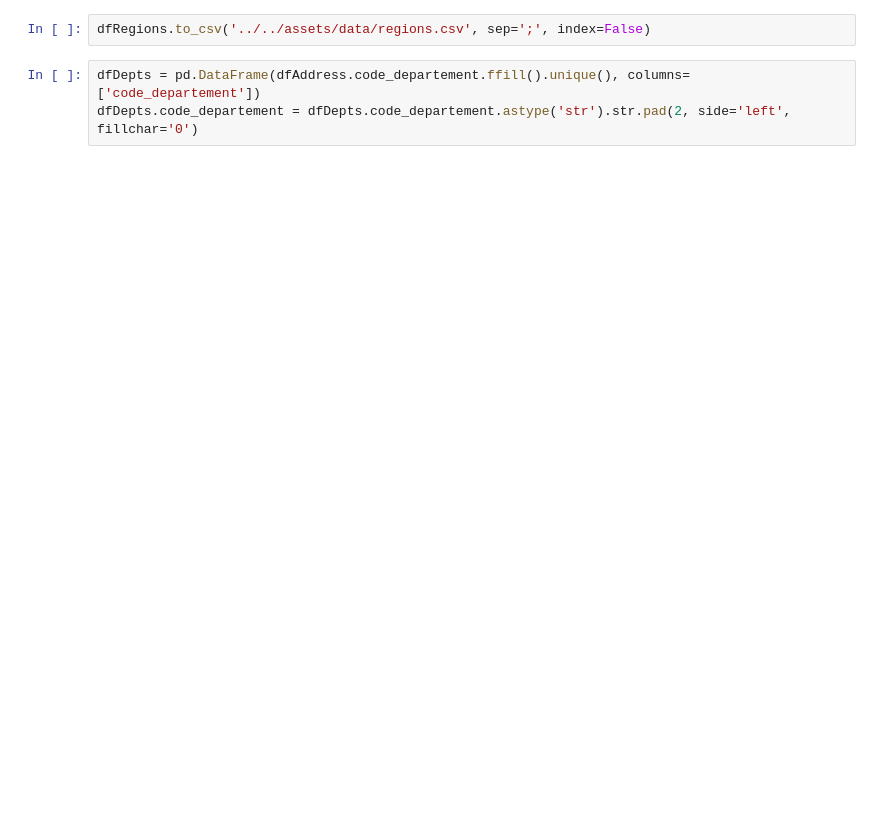
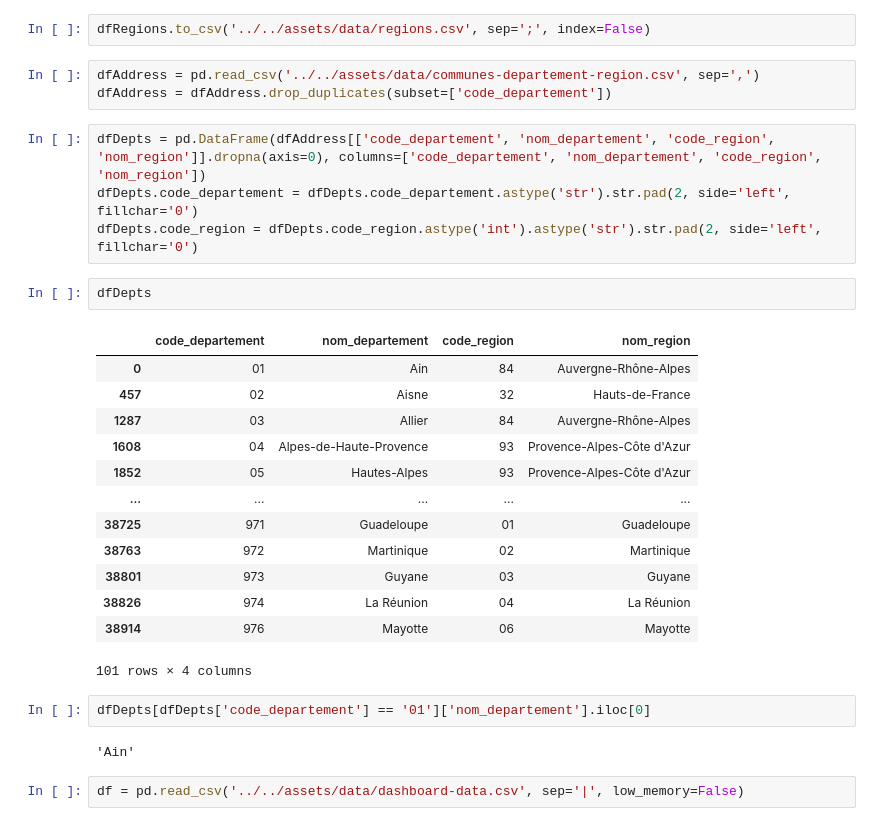
Before and after one commit to moiseberthe/land-valuation-france, a Jupyter notebook: dash/pages/home.ipynb, the cells around one changed output. Saved outputs shown, nothing was run; the diff lists cells and outputs as text; blank space fills up the shorter version.

Commit message:
redesign dash add data page

```diff
--- a/dash/pages/home.ipynb
+++ b/dash/pages/home.ipynb
@@ -156,5 +177,31 @@ dfRegions.code_region = dfRegions.code_region.astype('int').astype('str').str.pa
 # %%
 dfRegions.to_csv('../../assets/data/regions.csv', sep=';', index=False)
+# %%
+dfAddress = pd.read_csv('../../assets/data/communes-departement-region.csv', sep=',')
+dfAddress = dfAddress.drop_duplicates(subset=['code_departement'])
 # %%
-dfDepts = pd.DataFrame(dfAddress.code_departement.ffill().unique(), columns=['code_departement'])
+dfDepts = pd.DataFrame(dfAddress[['code_departement', 'nom_departement', 'code_region', 'nom_region']].dropna(axis=0), columns=['code_departement', 'nom_departement', 'code_region', 'nom_region'])
 dfDepts.code_departement = dfDepts.code_departement.astype('str').str.pad(2, side='left', fillchar='0')
+dfDepts.code_region = dfDepts.code_region.astype('int').astype('str').str.pad(2, side='left', fillchar='0')
+# %%
+dfDepts
+# %% [output]
+|  | code_departement | nom_departement | code_region | nom_region |
+| 0 | 01 | Ain | 84 | Auvergne-Rhône-Alpes |
+| 457 | 02 | Aisne | 32 | Hauts-de-France |
+| 1287 | 03 | Allier | 84 | Auvergne-Rhône-Alpes |
+| 1608 | 04 | Alpes-de-Haute-Provence | 93 | Provence-Alpes-Côte d'Azur |
+| 1852 | 05 | Hautes-Alpes | 93 | Provence-Alpes-Côte d'Azur |
+| ... | ... | ... | ... | ... |
+| 38725 | 971 | Guadeloupe | 01 | Guadeloupe |
+| 38763 | 972 | Martinique | 02 | Martinique |
+| 38801 | 973 | Guyane | 03 | Guyane |
+| 38826 | 974 | La Réunion | 04 | La Réunion |
+| 38914 | 976 | Mayotte | 06 | Mayotte |
+101 rows × 4 columns
+# %%
+dfDepts[dfDepts['code_departement'] == '01']['nom_departement'].iloc[0]
+# %% [output]
+'Ain'
+# %%
+df = pd.read_csv('../../assets/data/dashboard-data.csv', sep='|', low_memory=False)
```
Also changed, not shown: parts of 28 cells of this notebook, 6 other files.
